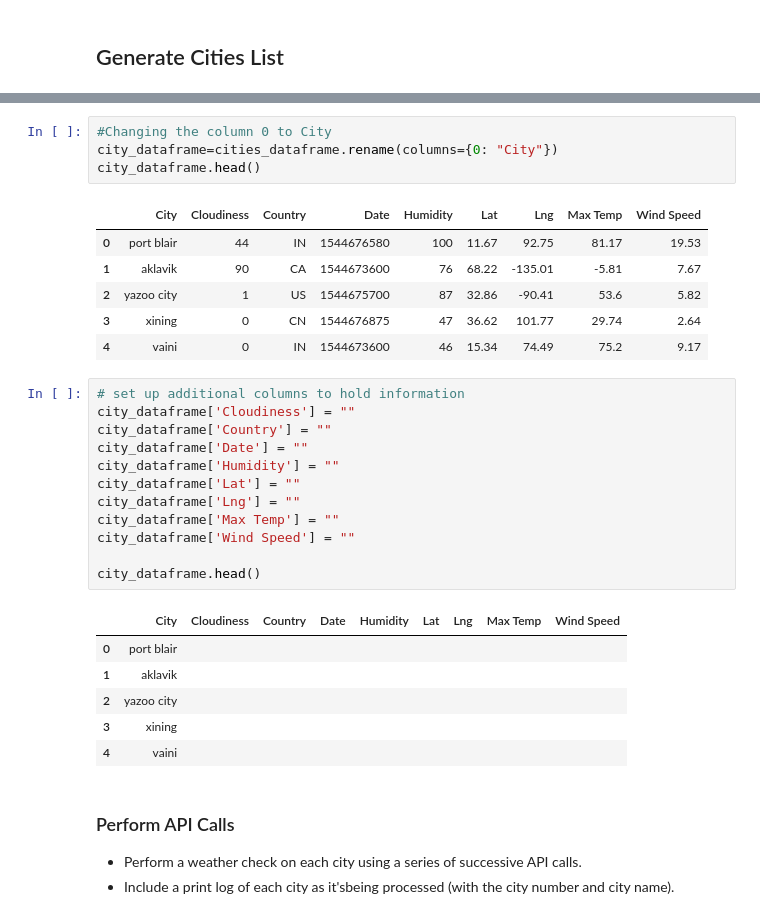
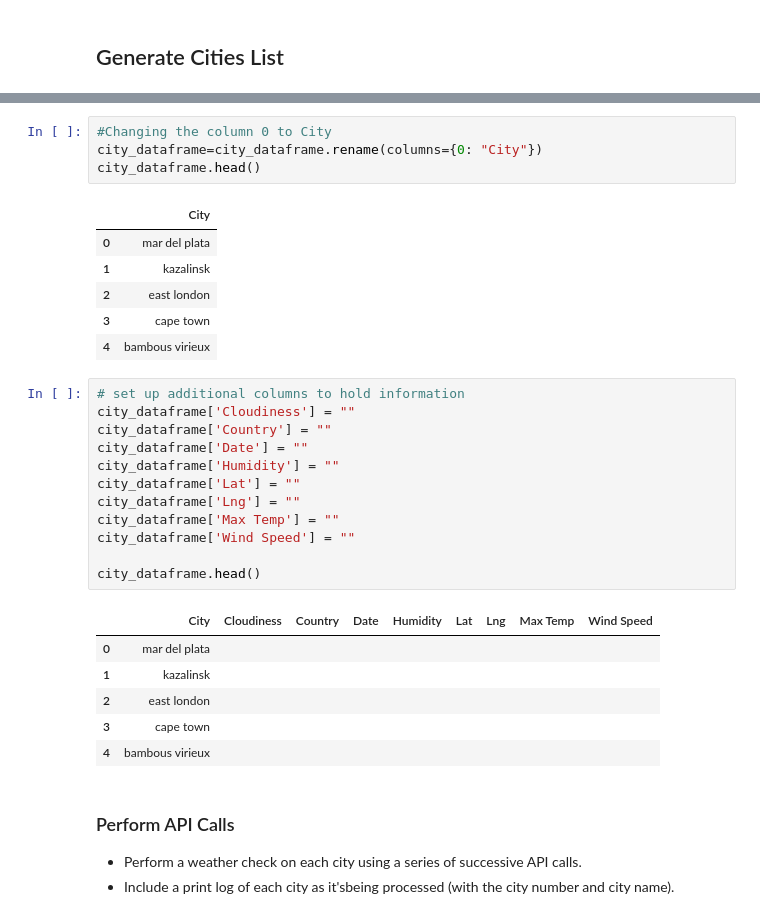
Before and after one commit to avardhan10/WeatherPy, a Jupyter notebook: AVWeatherPy_Assignment.ipynb, the cells around one changed output, grey strips where cells are left out. Cells and saved outputs as stored; diff of their text form.

```diff
--- a/AVWeatherPy_Assignment.ipynb
+++ b/AVWeatherPy_Assignment.ipynb
@@ -70,14 +70,14 @@ city_dataframe.head()
 # %%
 #Changing the column 0 to City
-city_dataframe=cities_dataframe.rename(columns={0: "City"})
+city_dataframe=city_dataframe.rename(columns={0: "City"})
 city_dataframe.head()
 # %% [output]
-|  | City | Cloudiness | Country | Date | Humidity | Lat | Lng | Max Temp | Wind Speed |
-| 0 | port blair | 44 | IN | 1544676580 | 100 | 11.67 | 92.75 | 81.17 | 19.53 |
-| 1 | aklavik | 90 | CA | 1544673600 | 76 | 68.22 | -135.01 | -5.81 | 7.67 |
-| 2 | yazoo city | 1 | US | 1544675700 | 87 | 32.86 | -90.41 | 53.6 | 5.82 |
-| 3 | xining | 0 | CN | 1544676875 | 47 | 36.62 | 101.77 | 29.74 | 2.64 |
-| 4 | vaini | 0 | IN | 1544673600 | 46 | 15.34 | 74.49 | 75.2 | 9.17 |
+|  | City |
+| 0 | mar del plata |
+| 1 | kazalinsk |
+| 2 | east london |
+| 3 | cape town |
+| 4 | bambous virieux |
 # %%
 # set up additional columns to hold information
 city_dataframe['Cloudiness'] = ""
@@ -92,11 +92,11 @@ city_dataframe['Wind Speed'] = ""
 city_dataframe.head()
 # %% [output]
 |  | City | Cloudiness | Country | Date | Humidity | Lat | Lng | Max Temp | Wind Speed |
-| 0 | port blair |  |  |  |  |  |  |  |  |
-| 1 | aklavik |  |  |  |  |  |  |  |  |
-| 2 | yazoo city |  |  |  |  |  |  |  |  |
-| 3 | xining |  |  |  |  |  |  |  |  |
-| 4 | vaini |  |  |  |  |  |  |  |  |
+| 0 | mar del plata |  |  |  |  |  |  |  |  |
+| 1 | kazalinsk |  |  |  |  |  |  |  |  |
+| 2 | east london |  |  |  |  |  |  |  |  |
+| 3 | cape town |  |  |  |  |  |  |  |  |
+| 4 | bambous virieux |  |  |  |  |  |  |  |  |
 # %% [markdown]
 ### Perform API Calls
 * Perform a weather check on each city using a series of successive API calls.
```
Also changed, not shown: parts of 10 cells of this notebook.
